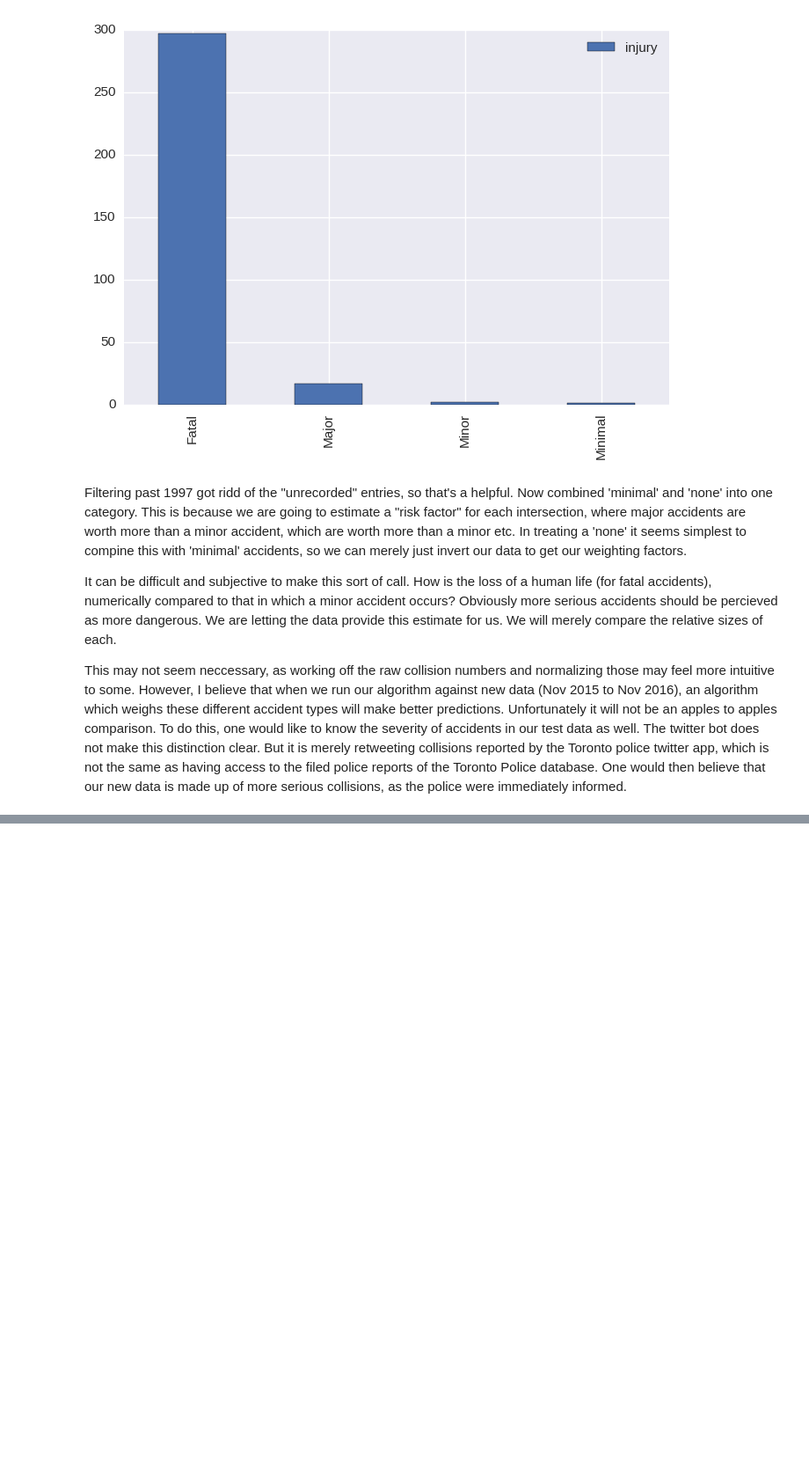
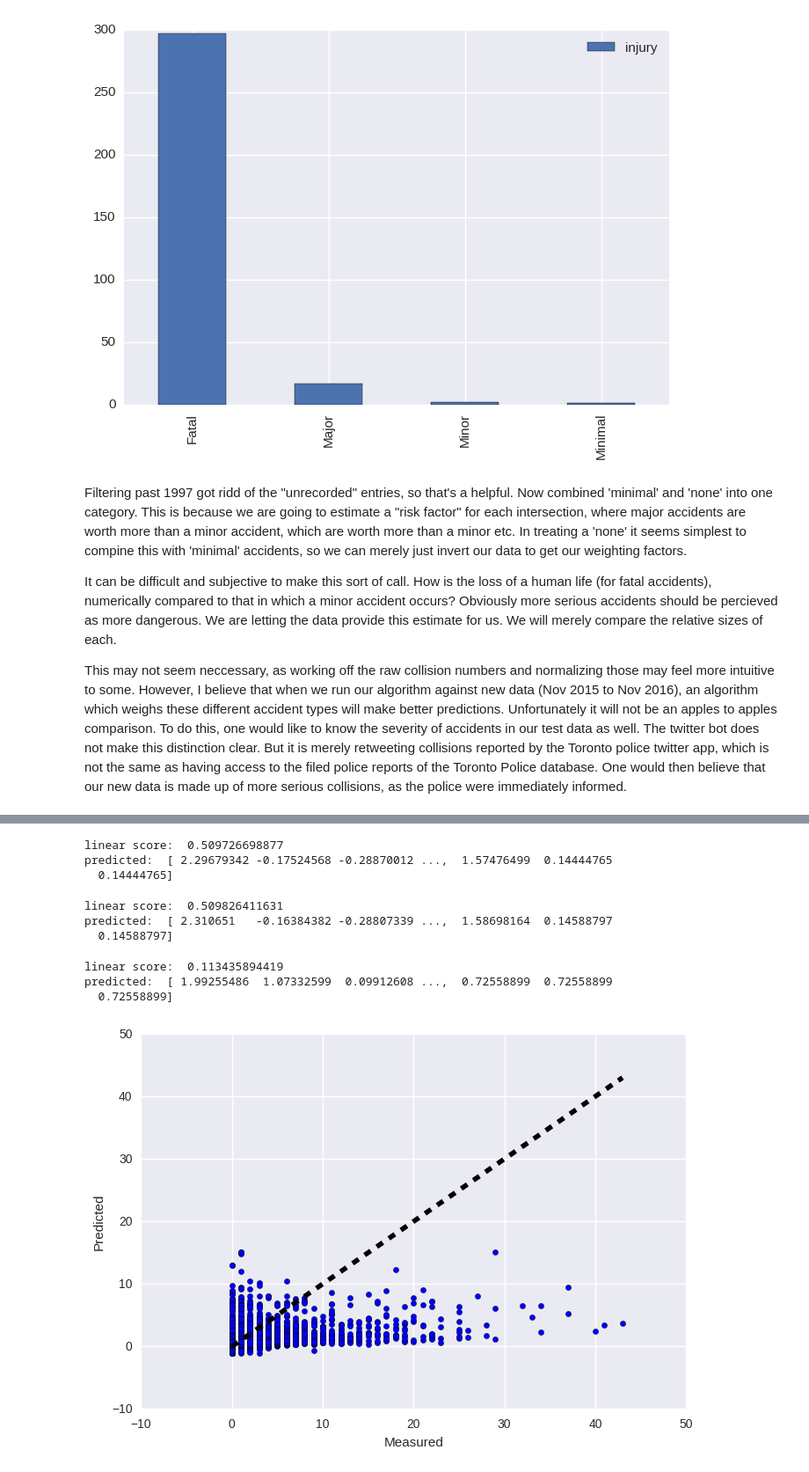
Before and after one commit to farfan92/SpringBoard-, a Jupyter notebook: CyclingProject.ipynb, the cells around one changed output, grey strips where cells are left out. Shown at 88% size. Cells and saved outputs as stored; diff of their text form; code cells hidden in the pictures; blank space fills up the shorter version.

```diff
--- a/CyclingProject.ipynb
+++ b/CyclingProject.ipynb
@@ -779,0 +1576,5 @@ df.head(10)
+# %%
+from sklearn import linear_model as lm
+cycling_linear = LinearRegression()
+cycling_lasso = lm.Lasso()
+cycling_ridge = lm.Ridge(alpha =10)
@@ -779,0 +1599,45 @@ df.head(10)
+# %%
+from sklearn.model_selection import cross_val_predict
+from sklearn.model_selection import cross_val_score
+predicted = cross_val_predict(cycling_linear,X,Y_priorTotals,cv=5)
+linear_score = cross_val_score(cycling_linear,X,Y_priorTotals,cv=5)
+print("linear score: ", np.mean(linear_score))
+print("predicted: ", predicted)
+# %% [output]
+linear score:  0.509726698877
+predicted:  [ 2.29679342 -0.17524568 -0.28870012 ...,  1.57476499  0.14444765
+  0.14444765]
+# %%
+from sklearn.model_selection import cross_val_predict
+from sklearn.model_selection import cross_val_score
+predicted = cross_val_predict(cycling_ridge,X,Y_priorTotals,cv=5)
+linear_score = cross_val_score(cycling_ridge,X,Y_priorTotals,cv=5)
+print("linear score: ", np.mean(linear_score))
+print("predicted: ", predicted)
+# %% [output]
+linear score:  0.509826411631
+predicted:  [ 2.310651   -0.16384382 -0.28807339 ...,  1.58698164  0.14588797
+  0.14588797]
+# %%
+from sklearn.model_selection import cross_val_predict
+from sklearn.model_selection import cross_val_score
+predicted = cross_val_predict(cycling_lasso,X,Y_priorTotals,cv=5)
+linear_score = cross_val_score(cycling_lasso,X,Y_priorTotals,cv=5)
+print("linear score: ", np.mean(linear_score))
+print("predicted: ", predicted)
+# %% [output]
+linear score:  0.113435894419
+predicted:  [ 1.99255486  1.07332599  0.09912608 ...,  0.72558899  0.72558899
+  0.72558899]
+# %%
+len(predicted)
+Y=Y_priorTotals
+# %%
+fig, ax = plt.subplots()
+ax.scatter(Y, predicted)
+ax.plot([Y.min(), Y.max()], [Y.min(), Y.max()], 'k--', lw=4)
+ax.set_xlabel('Measured')
+ax.set_ylabel('Predicted')
+plt.show()
+# %% [output]
+[figure, added]
```
Also changed, not shown: parts of 151 cells of this notebook.
